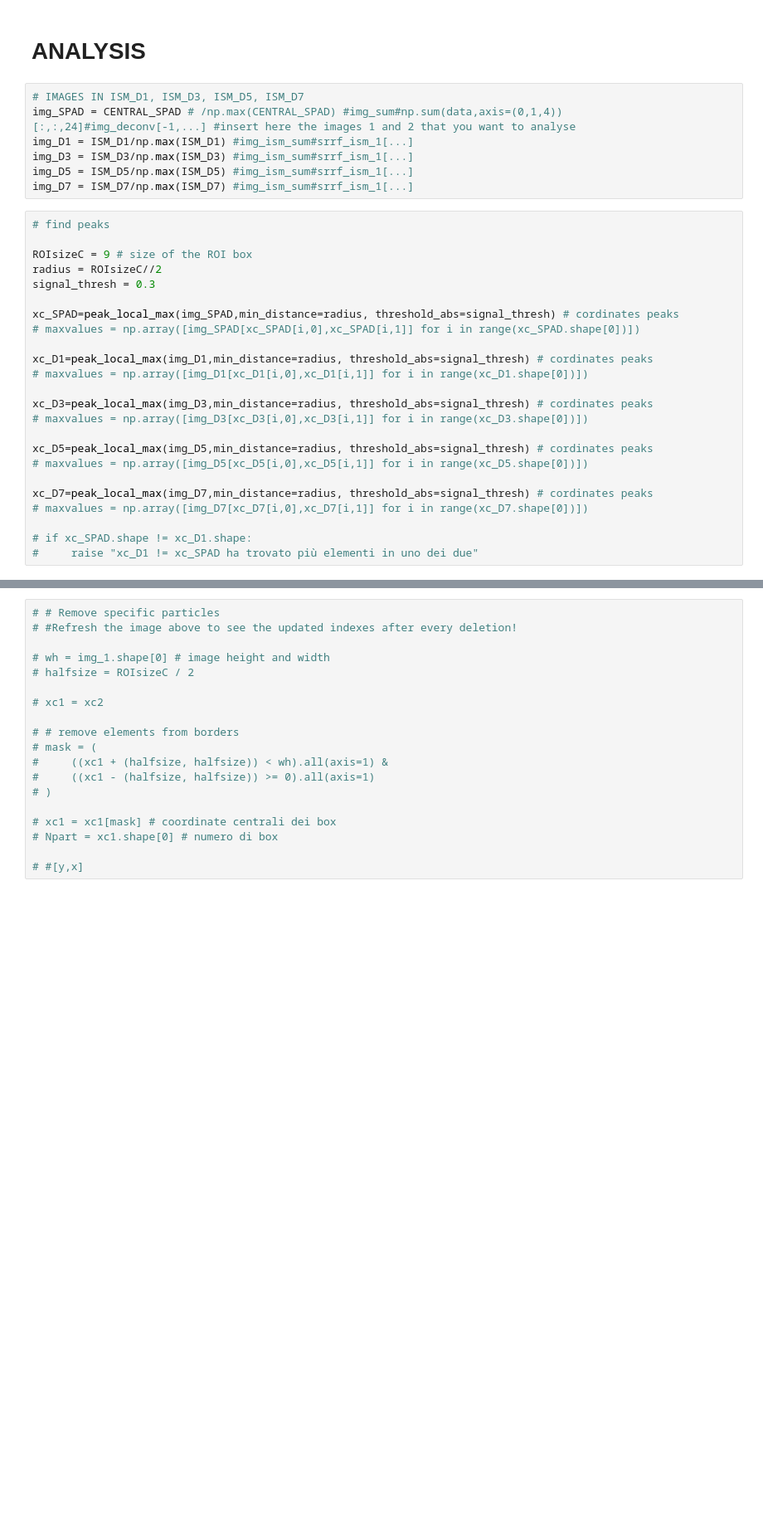
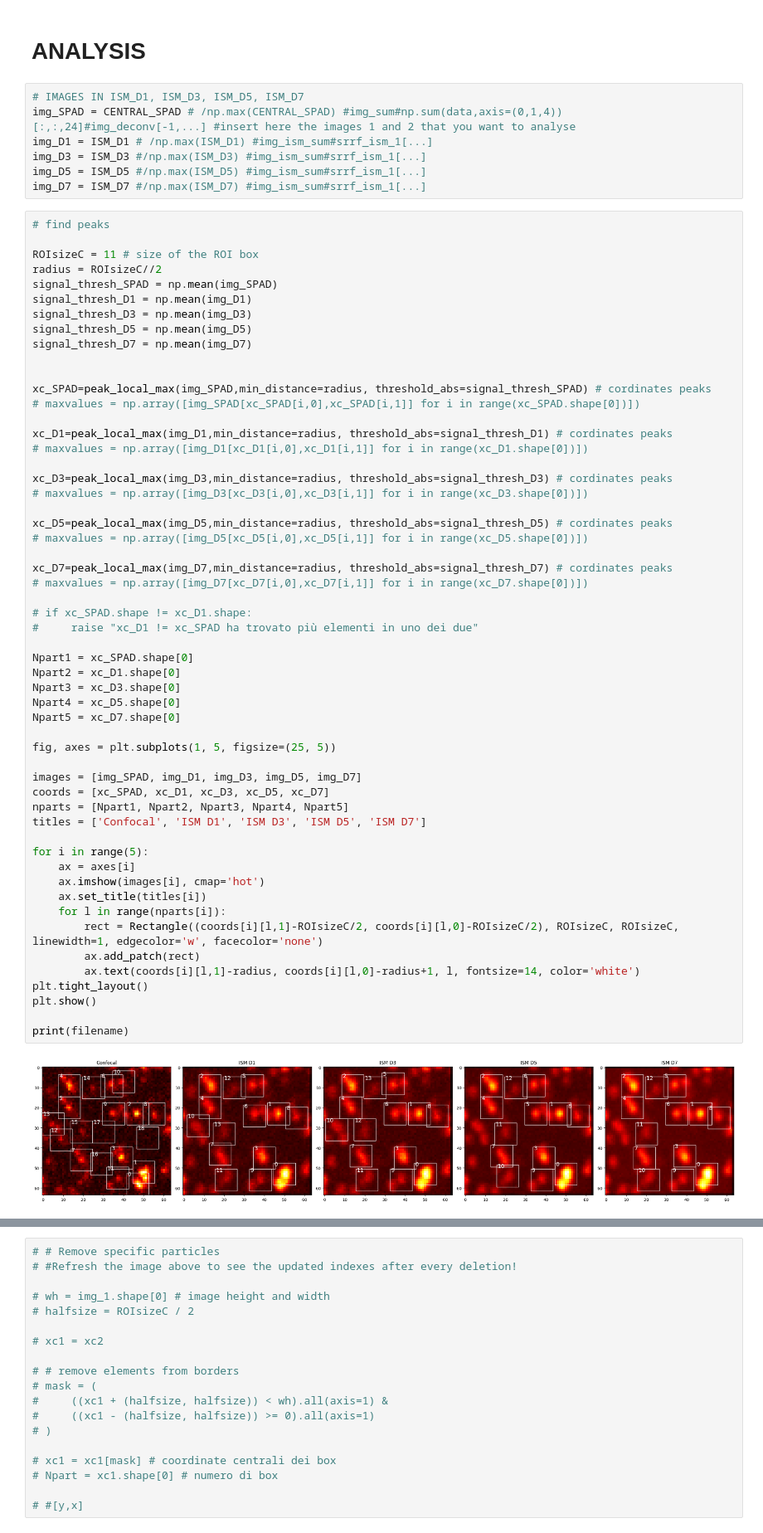
Before and after one commit to CarminatiGiovanni/tesi, a Jupyter notebook: ISM_only.ipynb, the cells around one changed output, grey strips where cells are left out. Shown at 83% size. Cells and saved outputs as stored; diff of their text form; blank space fills up the shorter version.

```diff
--- a/ISM_only.ipynb
+++ b/ISM_only.ipynb
@@ -365,31 +365,64 @@ No data for colormapping provided via 'c'. Parameters 'cmap' will be ignored
 # %%
 # IMAGES IN ISM_D1, ISM_D3, ISM_D5, ISM_D7
 img_SPAD = CENTRAL_SPAD # /np.max(CENTRAL_SPAD) #img_sum#np.sum(data,axis=(0,1,4))[:,:,24]#img_deconv[-1,...] #insert here the images 1 and 2 that you want to analyse
-img_D1 = ISM_D1/np.max(ISM_D1) #img_ism_sum#srrf_ism_1[...]
-img_D3 = ISM_D3/np.max(ISM_D3) #img_ism_sum#srrf_ism_1[...]
-img_D5 = ISM_D5/np.max(ISM_D5) #img_ism_sum#srrf_ism_1[...]
-img_D7 = ISM_D7/np.max(ISM_D7) #img_ism_sum#srrf_ism_1[...]
+img_D1 = ISM_D1 # /np.max(ISM_D1) #img_ism_sum#srrf_ism_1[...]
+img_D3 = ISM_D3 #/np.max(ISM_D3) #img_ism_sum#srrf_ism_1[...]
+img_D5 = ISM_D5 #/np.max(ISM_D5) #img_ism_sum#srrf_ism_1[...]
+img_D7 = ISM_D7 #/np.max(ISM_D7) #img_ism_sum#srrf_ism_1[...]
 # %%
 # find peaks
 
-ROIsizeC = 9 # size of the ROI box
+ROIsizeC = 11 # size of the ROI box
 radius = ROIsizeC//2
-signal_thresh = 0.3
+signal_thresh_SPAD = np.mean(img_SPAD)
+signal_thresh_D1 = np.mean(img_D1)
+signal_thresh_D3 = np.mean(img_D3)
+signal_thresh_D5 = np.mean(img_D5)
+signal_thresh_D7 = np.mean(img_D7)
 
-xc_SPAD=peak_local_max(img_SPAD,min_distance=radius, threshold_abs=signal_thresh) # cordinates peaks
+
+xc_SPAD=peak_local_max(img_SPAD,min_distance=radius, threshold_abs=signal_thresh_SPAD) # cordinates peaks
 # maxvalues = np.array([img_SPAD[xc_SPAD[i,0],xc_SPAD[i,1]] for i in range(xc_SPAD.shape[0])])
 
-xc_D1=peak_local_max(img_D1,min_distance=radius, threshold_abs=signal_thresh) # cordinates peaks
+xc_D1=peak_local_max(img_D1,min_distance=radius, threshold_abs=signal_thresh_D1) # cordinates peaks
 # maxvalues = np.array([img_D1[xc_D1[i,0],xc_D1[i,1]] for i in range(xc_D1.shape[0])])
 
-xc_D3=peak_local_max(img_D3,min_distance=radius, threshold_abs=signal_thresh) # cordinates peaks
+xc_D3=peak_local_max(img_D3,min_distance=radius, threshold_abs=signal_thresh_D3) # cordinates peaks
 # maxvalues = np.array([img_D3[xc_D3[i,0],xc_D3[i,1]] for i in range(xc_D3.shape[0])])
 
-xc_D5=peak_local_max(img_D5,min_distance=radius, threshold_abs=signal_thresh) # cordinates peaks
+xc_D5=peak_local_max(img_D5,min_distance=radius, threshold_abs=signal_thresh_D5) # cordinates peaks
 # maxvalues = np.array([img_D5[xc_D5[i,0],xc_D5[i,1]] for i in range(xc_D5.shape[0])])
 
-xc_D7=peak_local_max(img_D7,min_distance=radius, threshold_abs=signal_thresh) # cordinates peaks
+xc_D7=peak_local_max(img_D7,min_distance=radius, threshold_abs=signal_thresh_D7) # cordinates peaks
 # maxvalues = np.array([img_D7[xc_D7[i,0],xc_D7[i,1]] for i in range(xc_D7.shape[0])])
 
 # if xc_SPAD.shape != xc_D1.shape:
 #     raise "xc_D1 != xc_SPAD ha trovato più elementi in uno dei due"
+
+Npart1 = xc_SPAD.shape[0]
+Npart2 = xc_D1.shape[0]
+Npart3 = xc_D3.shape[0]
+Npart4 = xc_D5.shape[0]
+Npart5 = xc_D7.shape[0]
+
+fig, axes = plt.subplots(1, 5, figsize=(25, 5))
+
+images = [img_SPAD, img_D1, img_D3, img_D5, img_D7]
+coords = [xc_SPAD, xc_D1, xc_D3, xc_D5, xc_D7]
+nparts = [Npart1, Npart2, Npart3, Npart4, Npart5]
+titles = ['Confocal', 'ISM D1', 'ISM D3', 'ISM D5', 'ISM D7']
+
+for i in range(5):
+    ax = axes[i]
+    ax.imshow(images[i], cmap='hot')
+    ax.set_title(titles[i])
+    for l in range(nparts[i]):
+        rect = Rectangle((coords[i][l,1]-ROIsizeC/2, coords[i][l,0]-ROIsizeC/2), ROIsizeC, ROIsizeC, linewidth=1, edgecolor='w', facecolor='none')
+        ax.add_patch(rect)
+        ax.text(coords[i][l,1]-radius, coords[i][l,0]-radius+1, l, fontsize=14, color='white')
+plt.tight_layout()
+plt.show()
+
+print(filename)
+# %% [output]
+[figure, added]
```
Also changed, not shown: parts of 8 cells of this notebook, 5 other files.
